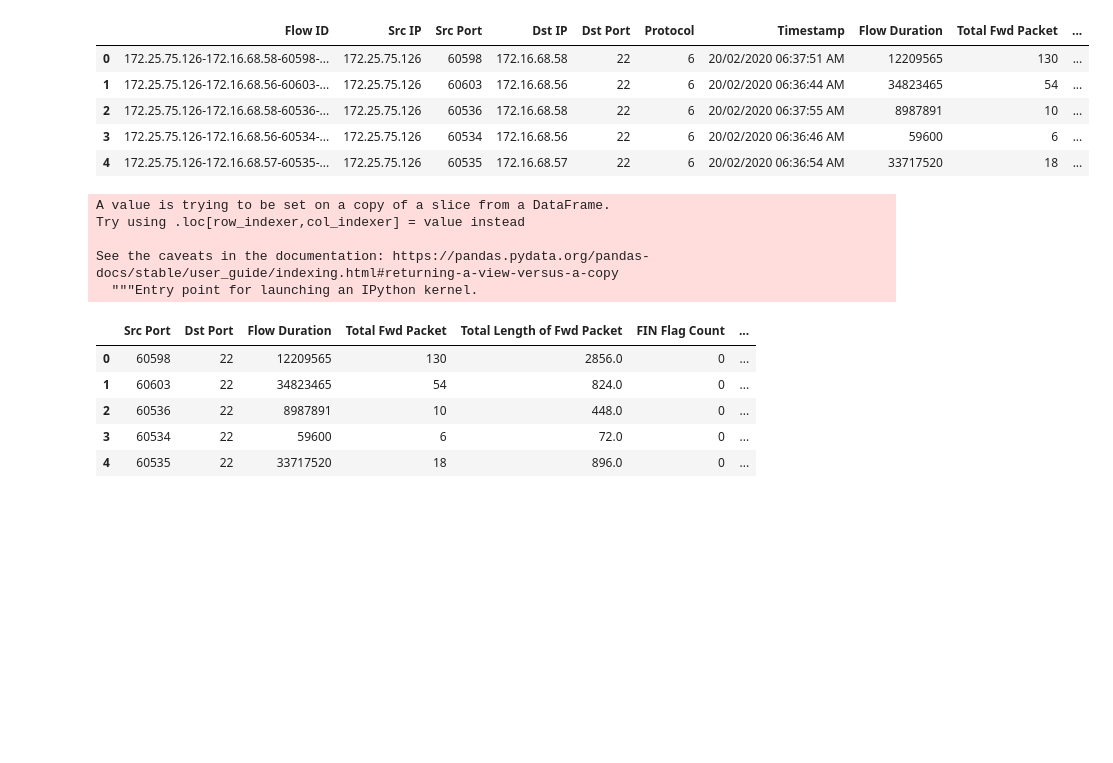
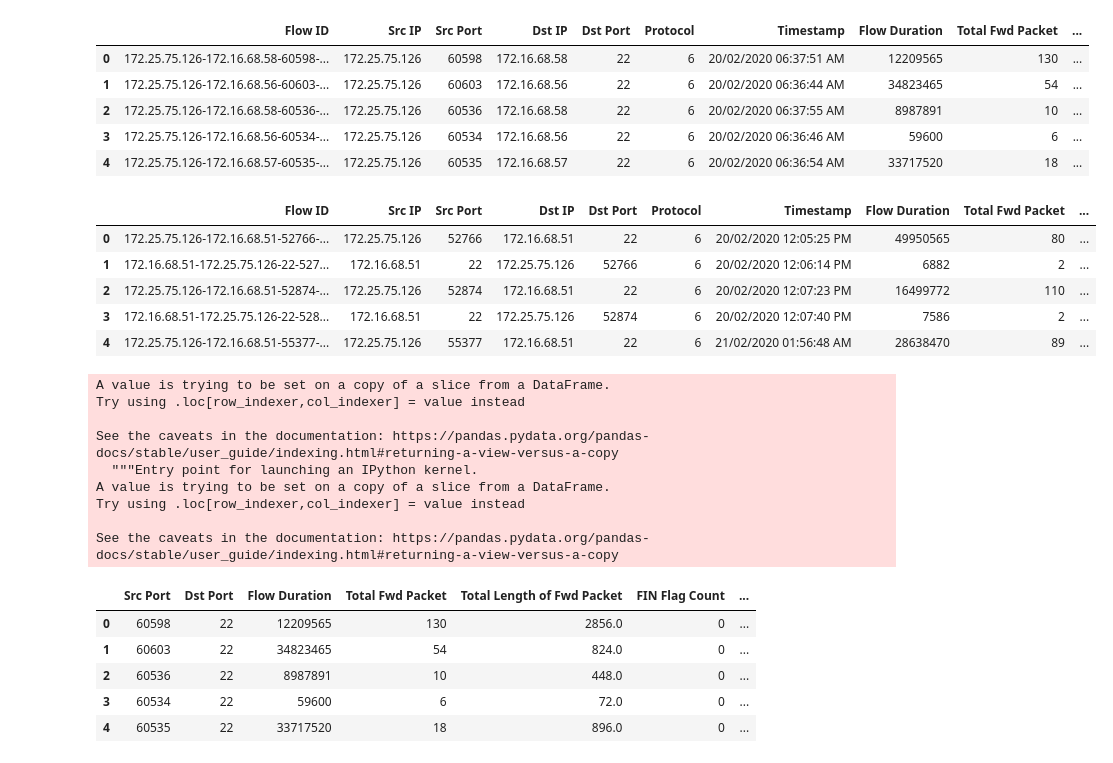
Before and after one commit to va-lt-02/anomalydetection, a Jupyter notebook: 3. Data Frame and ML.ipynb, the cells around one changed output. Cells and saved outputs as stored; diff of their text form; code cells hidden in the pictures; blank space fills up the shorter version.

```diff
--- a/3. Data Frame and ML.ipynb
+++ b/3. Data Frame and ML.ipynb
@@ -82,5 +46,8 @@ goodtraffic = pd.read_csv("all_ids_ssh.csv")
+# %%
+goodtraffic2 = pd.read_csv(r"C:\Users\Tandoi\Desktop\Progetto Master\Test PCAP\PCAPs_Suricata_Weekend\idswe\all_ids_we.csv")
 # %%
 gt = pd.DataFrame(goodtraffic)
+gt2 = pd.DataFrame(goodtraffic2)
 # %%
 gt.head()
 # %% [output]
@@ -90,6 +57,15 @@ gt.head()
 | 2 | 172.25.75.126-172.16.68.58-60536-... | 172.25.75.126 | 60536 | 172.16.68.58 | 22 | 6 | 20/02/2020 06:37:55 AM | 8987891 | 10 | ... |
 | 3 | 172.25.75.126-172.16.68.56-60534-... | 172.25.75.126 | 60534 | 172.16.68.56 | 22 | 6 | 20/02/2020 06:36:46 AM | 59600 | 6 | ... |
 | 4 | 172.25.75.126-172.16.68.57-60535-... | 172.25.75.126 | 60535 | 172.16.68.57 | 22 | 6 | 20/02/2020 06:36:54 AM | 33717520 | 18 | ... |
+# %%
+gt2.head()
+# %% [output]
+|  | Flow ID | Src IP | Src Port | Dst IP | Dst Port | Protocol | Timestamp | Flow Duration | Total Fwd Packet | ... |
+| 0 | 172.25.75.126-172.16.68.51-52766-... | 172.25.75.126 | 52766 | 172.16.68.51 | 22 | 6 | 20/02/2020 12:05:25 PM | 49950565 | 80 | ... |
+| 1 | 172.16.68.51-172.25.75.126-22-527... | 172.16.68.51 | 22 | 172.25.75.126 | 52766 | 6 | 20/02/2020 12:06:14 PM | 6882 | 2 | ... |
+| 2 | 172.25.75.126-172.16.68.51-52874-... | 172.25.75.126 | 52874 | 172.16.68.51 | 22 | 6 | 20/02/2020 12:07:23 PM | 16499772 | 110 | ... |
+| 3 | 172.16.68.51-172.25.75.126-22-528... | 172.16.68.51 | 22 | 172.25.75.126 | 52874 | 6 | 20/02/2020 12:07:40 PM | 7586 | 2 | ... |
+| 4 | 172.25.75.126-172.16.68.51-55377-... | 172.25.75.126 | 55377 | 172.16.68.51 | 22 | 6 | 21/02/2020 01:56:48 AM | 28638470 | 89 | ... |
 # %%
 good = gt[['Src Port', 'Dst Port', \
          'Flow Duration', 'Total Fwd Packet', 'Total Length of Fwd Packet', 'FIN Flag Count',\
@@ -97,11 +77,16 @@ good = gt[['Src Port', 'Dst Port', \
 # %%
 good['Label'] = 'not-ssh-bruteforce'
+good2['Label'] = 'not-ssh-bruteforce'
 # %% [output]
 A value is trying to be set on a copy of a slice from a DataFrame.
 Try using .loc[row_indexer,col_indexer] = value instead
 
 See the caveats in the documentation: https://pandas.pydata.org/pandas-docs/stable/user_guide/indexing.html#returning-a-view-versus-a-copy
   """Entry point for launching an IPython kernel.
+A value is trying to be set on a copy of a slice from a DataFrame.
+Try using .loc[row_indexer,col_indexer] = value instead
+
+See the caveats in the documentation: https://pandas.pydata.org/pandas-docs/stable/user_guide/indexing.html#returning-a-view-versus-a-copy
 # %%
 good.head()
 # %% [output]
```
Also changed, not shown: parts of 37 cells of this notebook.
